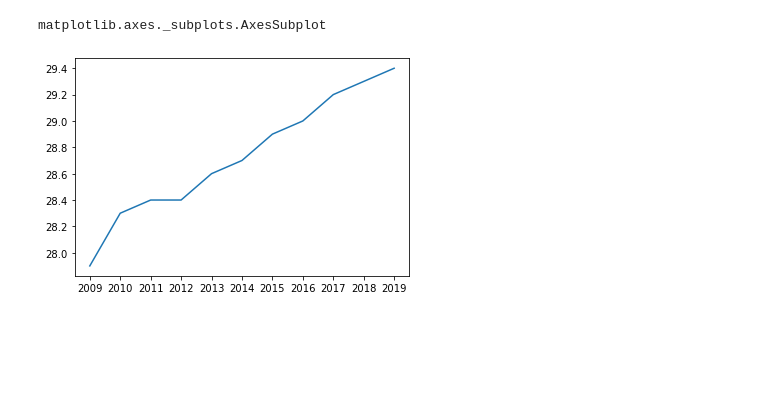
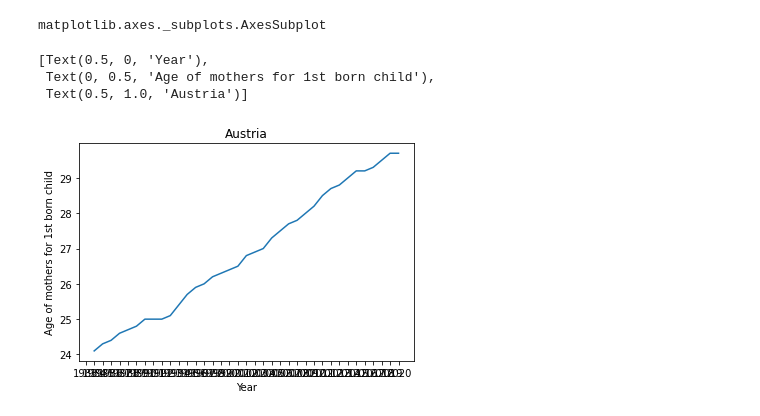
Before and after one commit to BorisMoric/UCDPA_BorisMoric, a Jupyter notebook: DataSets/Project_2.ipynb, the cells around one changed output. Saved outputs shown, nothing was run; the diff lists cells and outputs as text; code cells hidden in the pictures; blank space fills up the shorter version.

```diff
--- a/DataSets/Project_2.ipynb
+++ b/DataSets/Project_2.ipynb
@@ -1095,7 +1234,13 @@ Australia.set_ylim(23,30)
 type(Australia)
 # %% [output]
 matplotlib.axes._subplots.AxesSubplot
-# %%
-Australia = sns.lineplot(x=AM_Countries.columns.values,y=list(np.float_(AM_Countries.loc['Australia',].values.tolist())),data=AM_Countries.transpose())
-# %% [output]
-[figure, removed]
+# %%
+Austria = sns.lineplot(x=AM_Countries.columns.values,y=list(np.float_(AM_Countries.loc['Austria',].values.tolist())),data=AM_Countries.transpose())
+Austria.set(xlabel="Year",ylabel="Age of mothers for 1st born child",title="Austria")
+#Australia.set_xlim('2000','2022')
+#Australia.set_ylim(23,30)
+# %% [output]
+[Text(0.5, 0, 'Year'),
+ Text(0, 0.5, 'Age of mothers for 1st born child'),
+ Text(0.5, 1.0, 'Austria')]
+[figure, added]
```
Also changed, not shown: parts of 25 cells of this notebook, 1 other file.
